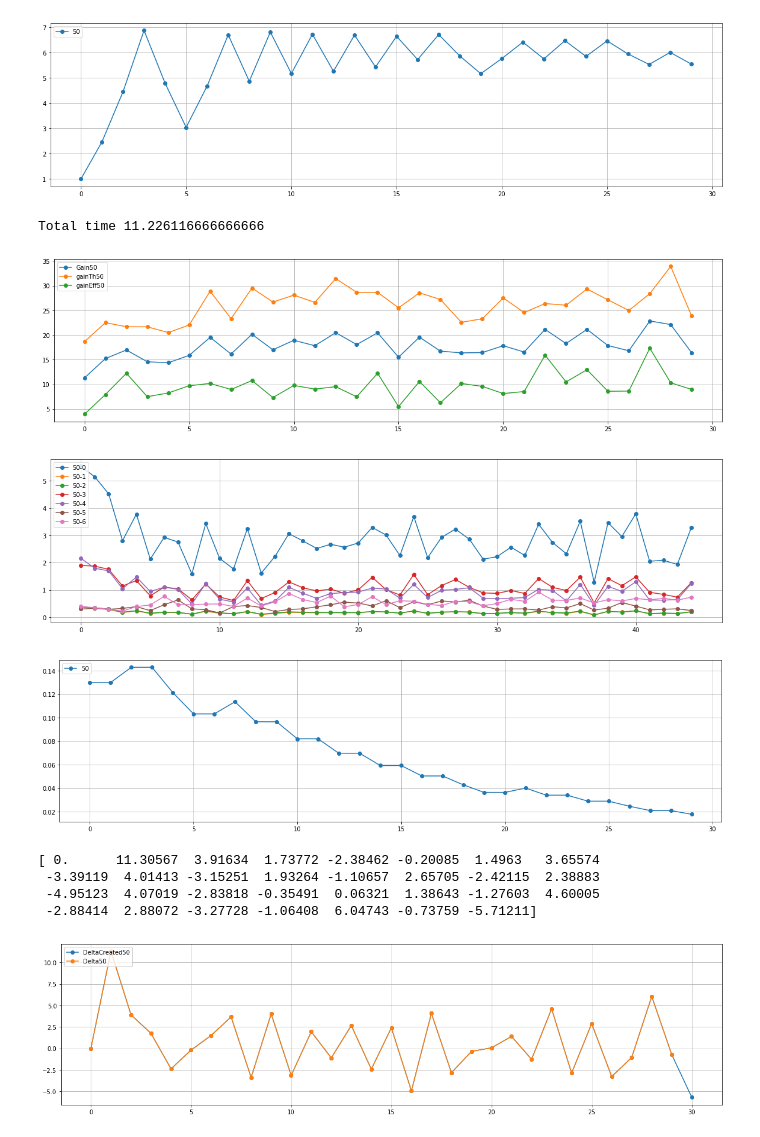
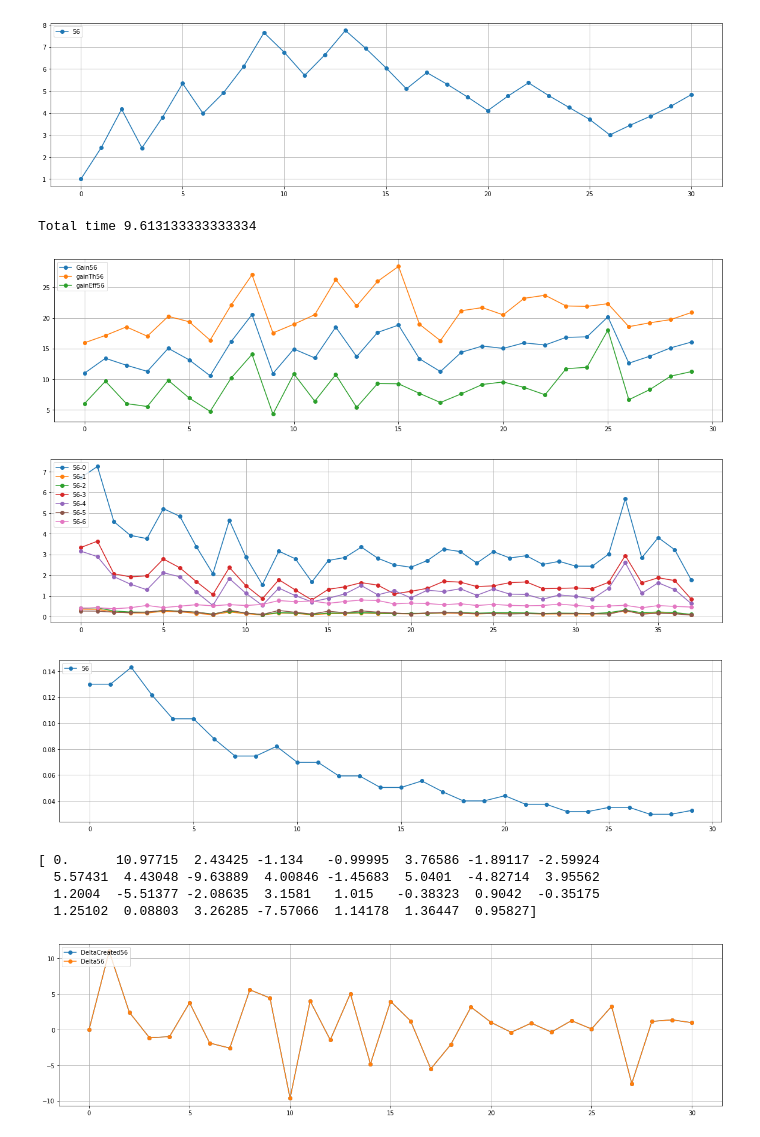
Before and after one commit to AndreeaStefan/SmartuistWrapper, a Jupyter notebook: evaluation/PlotResults.ipynb, the cells around one changed output. Saved outputs shown, nothing was run; the diff lists cells and outputs as text; code cells hidden in the pictures.

```diff
--- a/evaluation/PlotResults.ipynb
+++ b/evaluation/PlotResults.ipynb
@@ -40,35 +3,0 @@ plt.show()
-# %%
-# direction changes only when difference in gain is negative
-lengths = []
-gain = []
-delta = []
-th = []
-thNorm = []
-
-f = open("tapResultsNewTh.txt", "r")
-for x in f:
-    words = x.split(',')
-
-    lengths.append(float(words[28]))
-    gain.append(float(words[29]))
-    delta.append(float(words[30]))
-    th.append(float(words[11]))
-    thNorm.append(float(words[12]))
-
-unique = [x for i, x in enumerate(lengths) if i == lengths.index(x)]
-print(unique)
-x = list(range(0, len(unique)))
-uniqueDelta = [np.sign(x) for i, x in enumerate(delta) if i == delta.index(x)]
-plt.plot(x, uniqueDelta, 'bo-')
-plt.plot(x, unique, 'ro-')
-plt.grid(True)
-plt.show()
-# %%
-x = list(range(0, len(th)))
-
-print(min(th))
-print(max(th))
-plt.plot(x, th, 'bo-')
-plt.plot(x, thNorm, 'ro-')
-plt.grid(True)
-plt.show()
@@ -95,7 +13,7 @@ plt.show()
 # player 8 = change effort
 # player 9 = same as 8
 
-players = [50]
+players = [56]
 results = []
 gradientStats = []
 path ="C:\\Users\\huber\\OneDrive\\Dokumenty\\thesis-hubert\\unity\\SmartuistWrapper\\tapResult.csv"
@@ -236,43 +154,43 @@ for p in players:
     gain = [0]
     prevGain = [0]
     for words in tmp:
         gain.append(float(words[5]))
         prevGain.append(float(words[4]))
 
 
     delta = np.array(gain) - np.array(prevGain)
     x = list(range(0, len(delta)))
     plt.plot(x, delta, 'o-', label="DeltaCreated"+str(p))
 plt.legend(loc='upper left')
 plt.grid(True)
 
 print(delta)
 
 # delta
 for p in players:
     tmp = results[p]
     delta = []
     for words in tmp:
         delta.append(float(words[30]))
 
 #     smallDeltas = delta.toList()
     delta =  [x for i, x in enumerate(delta) if i == delta.index(x)]
     x = list(range(0, len(delta)))
     plt.plot(x, delta, 'o-', label="Delta"+str(p))
 plt.legend(loc='upper left')
 plt.grid(True)
 plt.show()
 # %% [output]
-[figure, old version]
+[figure, new version]
-Total time 11.226116666666666
+Total time 9.613133333333334
-[figure, old version]
+[figure, new version]
-[figure, old version]
+[figure, new version]
-[figure, old version]
+[figure, new version]
-[ 0.      11.30567  3.91634  1.73772 -2.38462 -0.20085  1.4963   3.65574
- -3.39119  4.01413 -3.15251  1.93264 -1.10657  2.65705 -2.42115  2.38883
- -4.95123  4.07019 -2.83818 -0.35491  0.06321  1.38643 -1.27603  4.60005
- -2.88414  2.88072 -3.27728 -1.06408  6.04743 -0.73759 -5.71211]
+[ 0.      10.97715  2.43425 -1.134   -0.99995  3.76586 -1.89117 -2.59924
+  5.57431  4.43048 -9.63889  4.00846 -1.45683  5.0401  -4.82714  3.95562
+  1.2004  -5.51377 -2.08635  3.1581   1.015   -0.38323  0.9042  -0.35175
+  1.25102  0.08803  3.26285 -7.57066  1.14178  1.36447  0.95827]
-[figure, old version]
+[figure, new version]
 # %%
 # plt.plot(x, uniqueGain, 'go-')
 # plt.grid(True)
```
Also changed, not shown: parts of 4 cells of this notebook, 5 other files.
